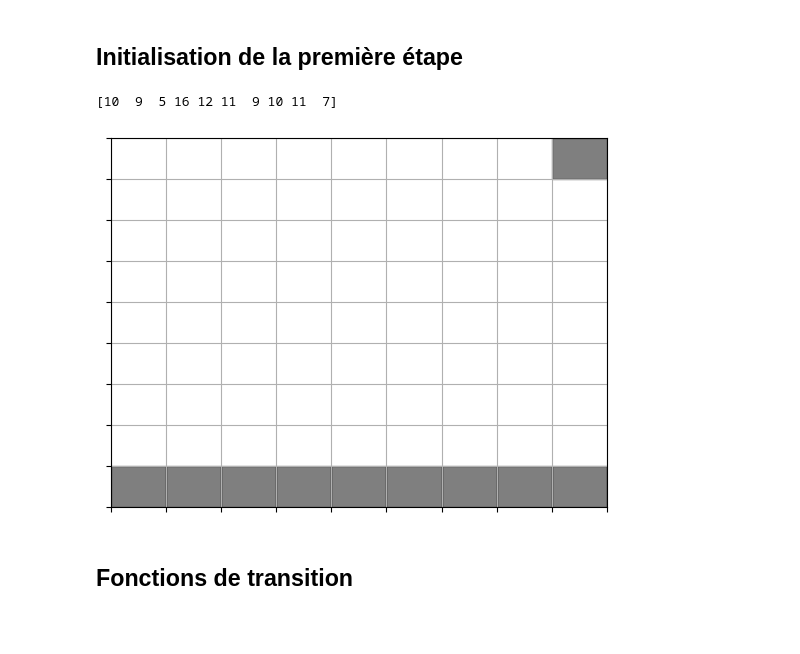
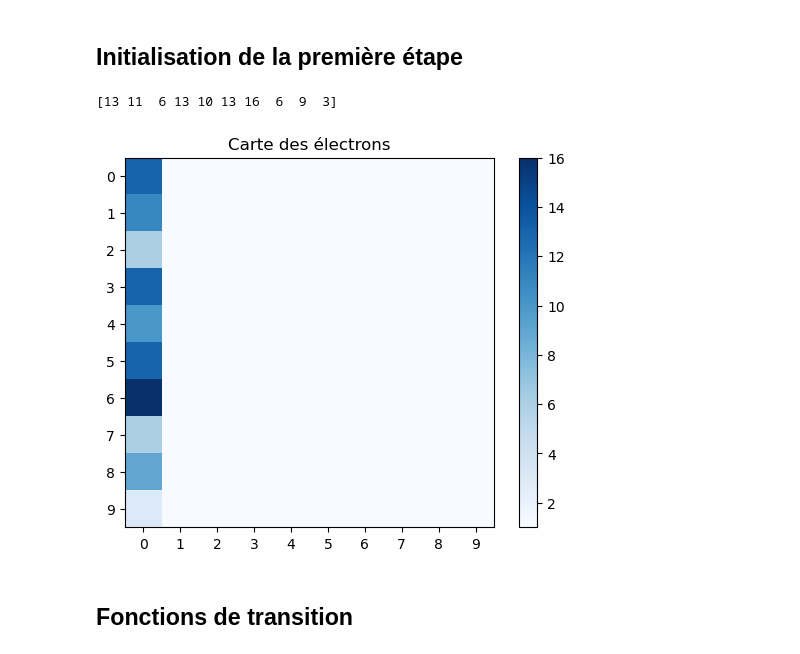
Before and after one commit to pierresara/Memristor2D, a Jupyter notebook: Simulation_test.ipynb, the cells around one changed output. Cells and saved outputs as stored; diff of their text form; code cells hidden in the pictures; blank space fills up the shorter version.

Commit message:
Nouvel affichage en heatmap

```diff
--- a/Simulation_test.ipynb
+++ b/Simulation_test.ipynb
@@ -165,0 +166,11 @@ affiche_electrons_lazy(electrons)
+# %%
+def heatmap(electrons):
+    """Affiche la carte de chaleur des électrons sur la grille"""
+    plt.xticks(ticks=np.arange(electrons.shape[1]), labels=np.arange(electrons.shape[1]))
+    plt.yticks(ticks=np.arange(electrons.shape[0]), labels=np.arange(electrons.shape[0]))
+
+    # Tracer la heatmap
+    plt.imshow(electrons, cmap=plt.cm.Blues, vmin=1)  # vmin=1 pour que les valeurs 0 soient blanches
+    plt.colorbar()  # Ajouter une barre de couleur
+    plt.title('Carte des électrons')
+    plt.show()
@@ -185,12 +200,12 @@ def first_initialisation():
 # %%
 reinitialise()
 first_initialisation()
 print(electrons[:,0])
 electrons[8,8]+=1
-affiche_electrons_lazy(electrons)
+heatmap(electrons)
 # %% [output]
-[10  9  5 16 12 11  9 10 11  7]
+[13 11  6 13 10 13 16  6  9  3]
-[figure, old version]
+[figure, new version]
 # %%
 def initialise():
     """Initialise à partir du dictionnaire chemins.
```
Also changed, not shown: parts of 8 cells of this notebook.
